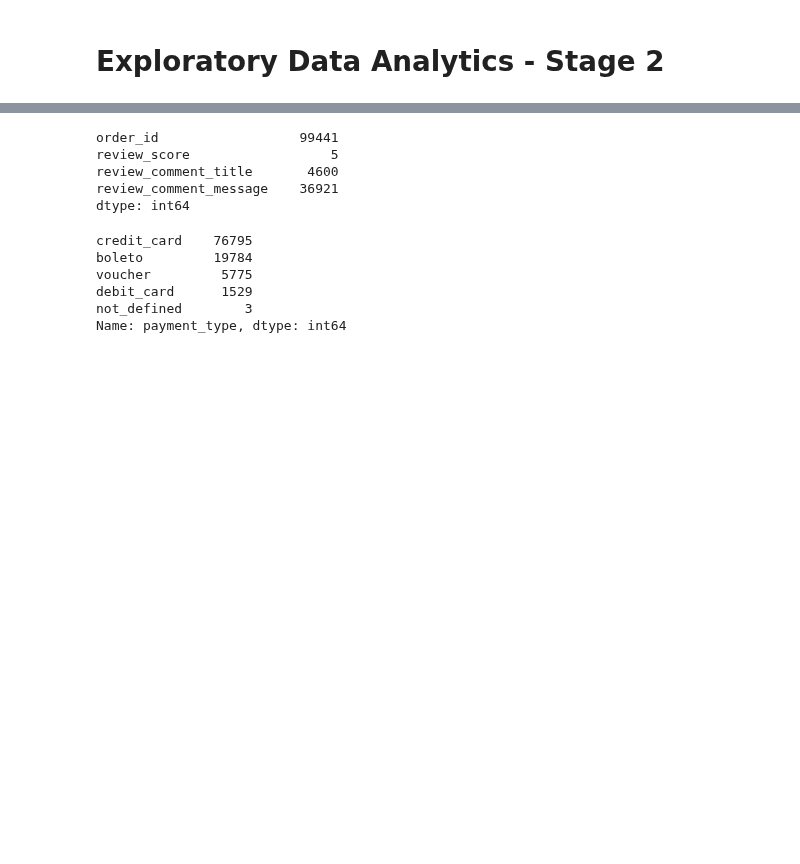
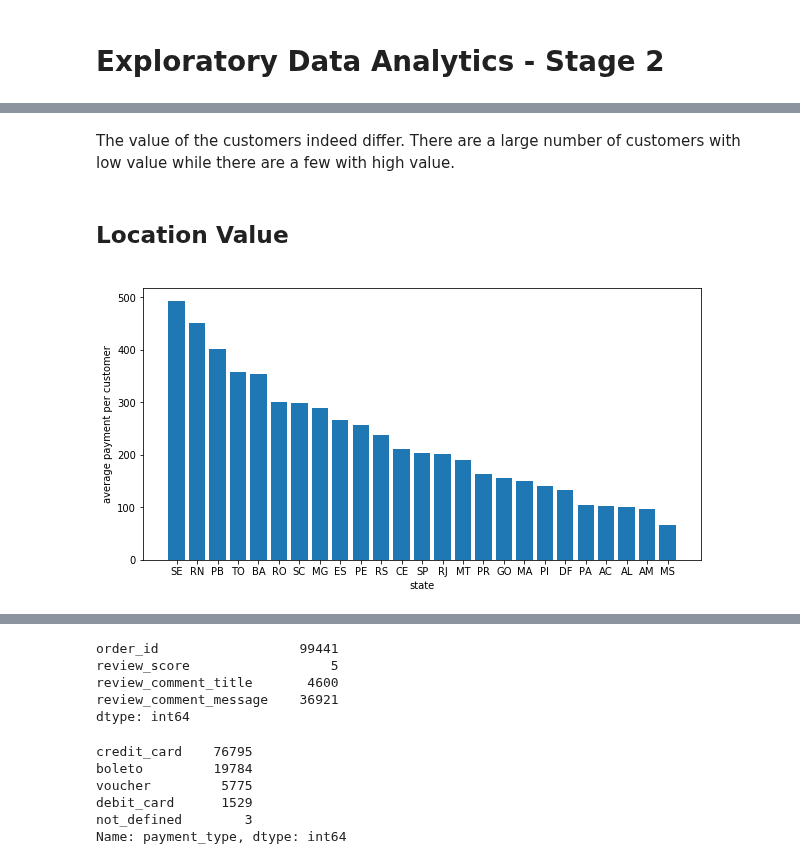
Before and after one commit to alireza-alizadegan/e-commerce-Sales, a Jupyter notebook: Brazil/Value Prediction.ipynb, the cells around one changed output, grey strips where cells are left out. Saved outputs shown, nothing was run; the diff lists cells and outputs as text; code cells hidden in the pictures; blank space fills up the shorter version.

```diff
--- a/Brazil/Value Prediction.ipynb
+++ b/Brazil/Value Prediction.ipynb
@@ -766,0 +743,16 @@ pocipr_df.head()
+# %% [markdown]
+The value of the customers indeed differ. There are a large number of customers with low value while there are a few with high value.
+# %% [markdown]
+## Location Value
+<a id='location'></a>
+# %%
+pay_by_state_series = df.groupby('customer_state').sum()['payment_value']
+cust_by_state_series = df.groupby('customer_state').count()['payment_value']
+pay_per_cust_series = pay_by_state_series/cust_by_state_series
+pay_per_cust_series.sort_values(inplace=True, ascending=False)
+plt.figure(figsize=(10,5))
+plt.bar(pay_per_cust_series.index, pay_per_cust_series.values);
+plt.xlabel('state')
+plt.ylabel('average payment per customer');
+# %% [output]
+[figure, added]
```
Also changed, not shown: parts of 34 cells of this notebook, 4 other files.
